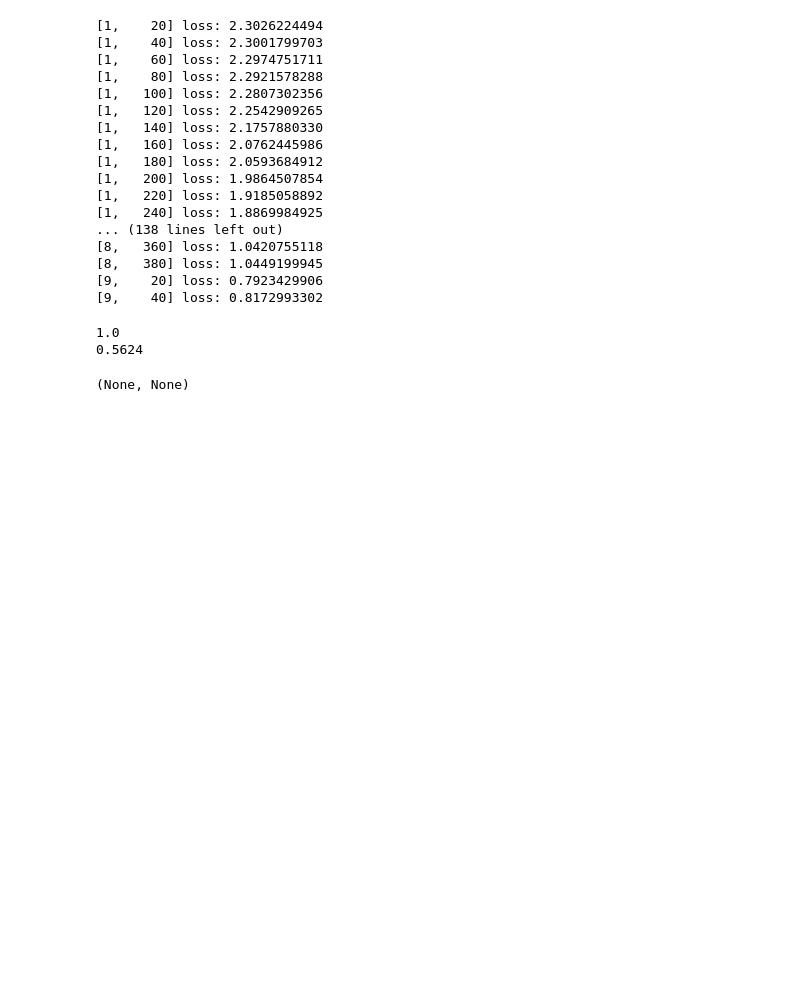
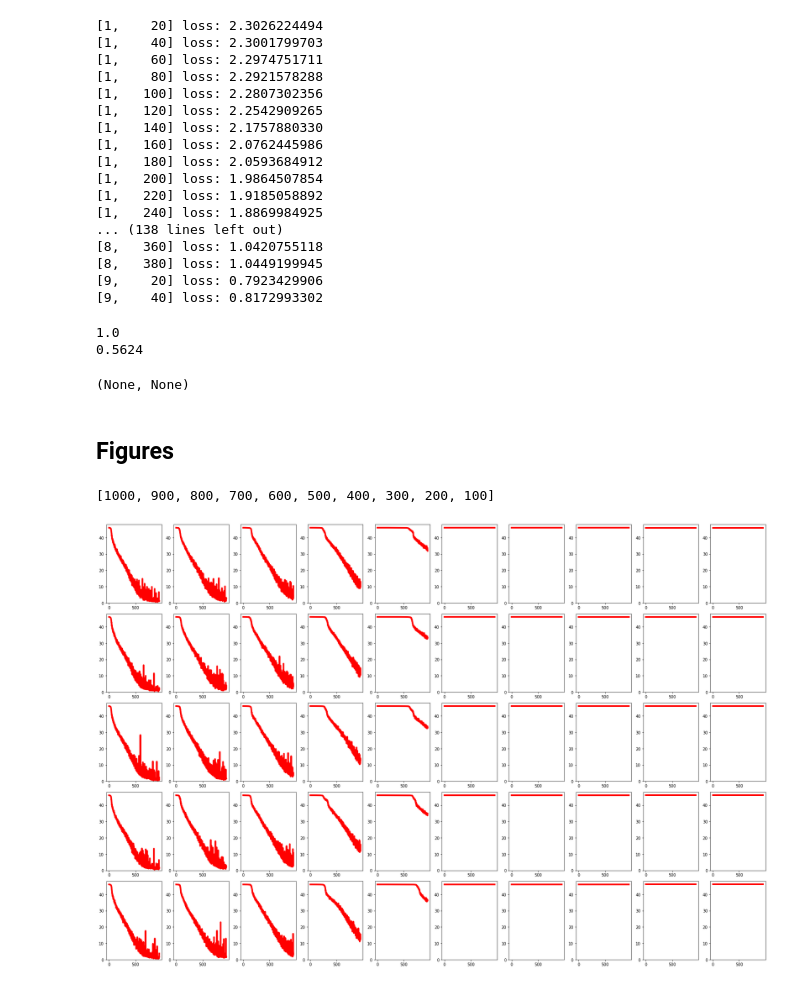
Before and after one commit to azaho/9520proj, a Jupyter notebook: Tests.ipynb, the cells around one changed output. Cells and saved outputs as stored; diff of their text form; code cells hidden in the pictures; blank space fills up the shorter version.

```diff
--- a/Tests.ipynb
+++ b/Tests.ipynb
@@ -209,3 +221,5 @@ print(accuracy(net)), print(accuracy(net, test=True))
 1.0
 0.5624
 (None, None)
+# %% [markdown]
+## Figures
@@ -211,0 +232,24 @@ print(accuracy(net)), print(accuracy(net, test=True))
+# %%
+list(range(1000, 99, -100))
+# %% [output]
+[1000, 900, 800, 700, 600, 500, 400, 300, 200, 100]
+# %%
+fig = plt.figure(figsize=(24, 16))
+init_randoms = range(1, 6)
+max_ranks = range(1000, 99, -100)
+for i, init_random in enumerate(init_randoms):
+    for j, max_rank in enumerate(max_ranks):
+        filename = f"r{max_rank}_i{init_random}_n{n_layers}_m{m_per_layer}_e{n_epochs}_b{batch_size}"
+        with open(f"results/{filename}.json", 'r', encoding='utf-8') as f:
+            data = json.load(f)
+
+        ax = fig.add_subplot(len(init_randoms), len(max_ranks), i * len(max_ranks) + j+1)
+        ax.plot(data["losses"], color="r", linewidth=4)
+        ax.set_ylim(0, 48)
+        #ax.plot(data["train_acc"], color="b", linewidth=4)
+        #ax.plot(data["test_acc"], color="g", linewidth=4)
+        #ax.set_ylim(0, 1)
+        #print(data["losses"])
+plt.tight_layout()
+# %% [output]
+[figure, added]
```
Also changed, not shown: parts of 4 cells of this notebook, 1 other file.
